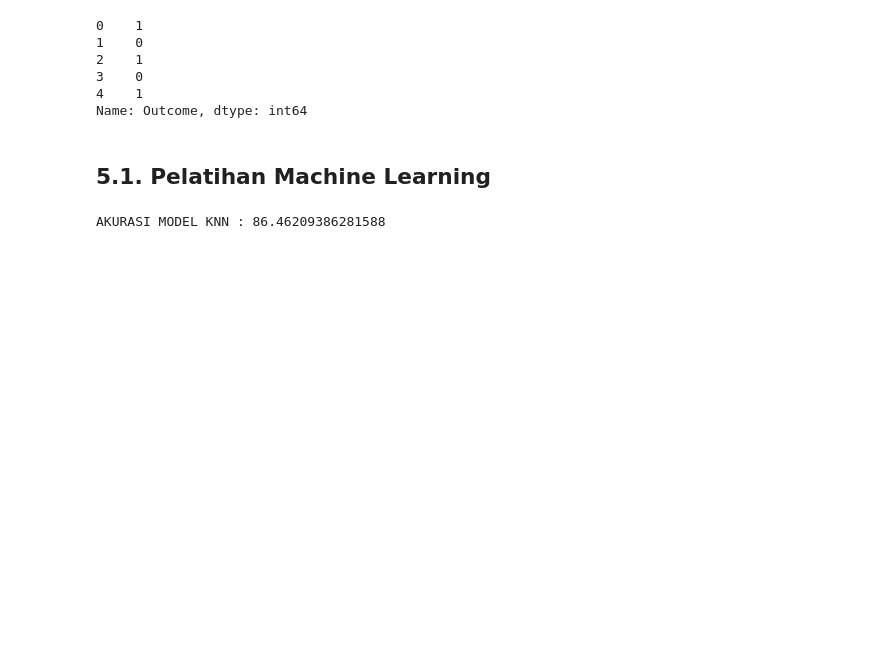
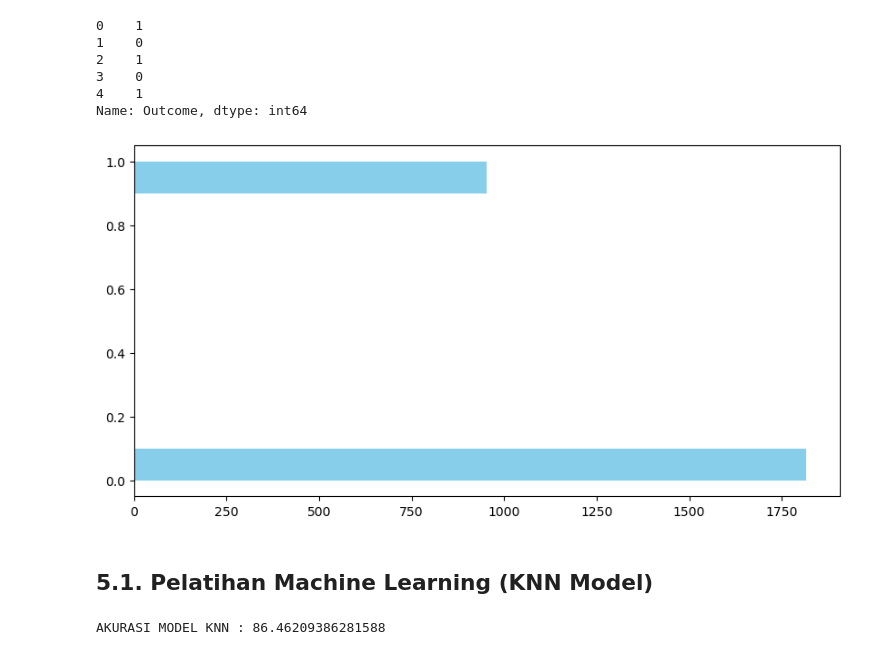
Before and after one commit to dimasfuu/DeltaIndie_dataCourse, a Jupyter notebook: Latihan 11 Februari 2025/Latihan 11 Februari 2025.ipynb, the cells around one changed output. Drawn from its saved outputs; the diff is of its cells as text; code cells hidden in the pictures; blank space fills up the shorter version.

```diff
--- a/Latihan 11 Februari 2025/Latihan 11 Februari 2025.ipynb
+++ b/Latihan 11 Februari 2025/Latihan 11 Februari 2025.ipynb
@@ -116,8 +116,14 @@ Y.head(5)
 3    0
 4    1
 Name: Outcome, dtype: int64
+# %%
+plt.figure(figsize=(10,5))
+plt.hist(Y, color ='skyblue', orientation = 'horizontal')
+plt.show()
+# %% [output]
+[figure, added]
 # %% [markdown]
-## 5.1. Pelatihan Machine Learning
+## 5.1. Pelatihan Machine Learning (KNN Model)
 # %%
 from sklearn.model_selection import train_test_split
 from sklearn.neighbors import KNeighborsClassifier
```
Also changed, not shown: parts of 26 cells of this notebook, 2 other files.
